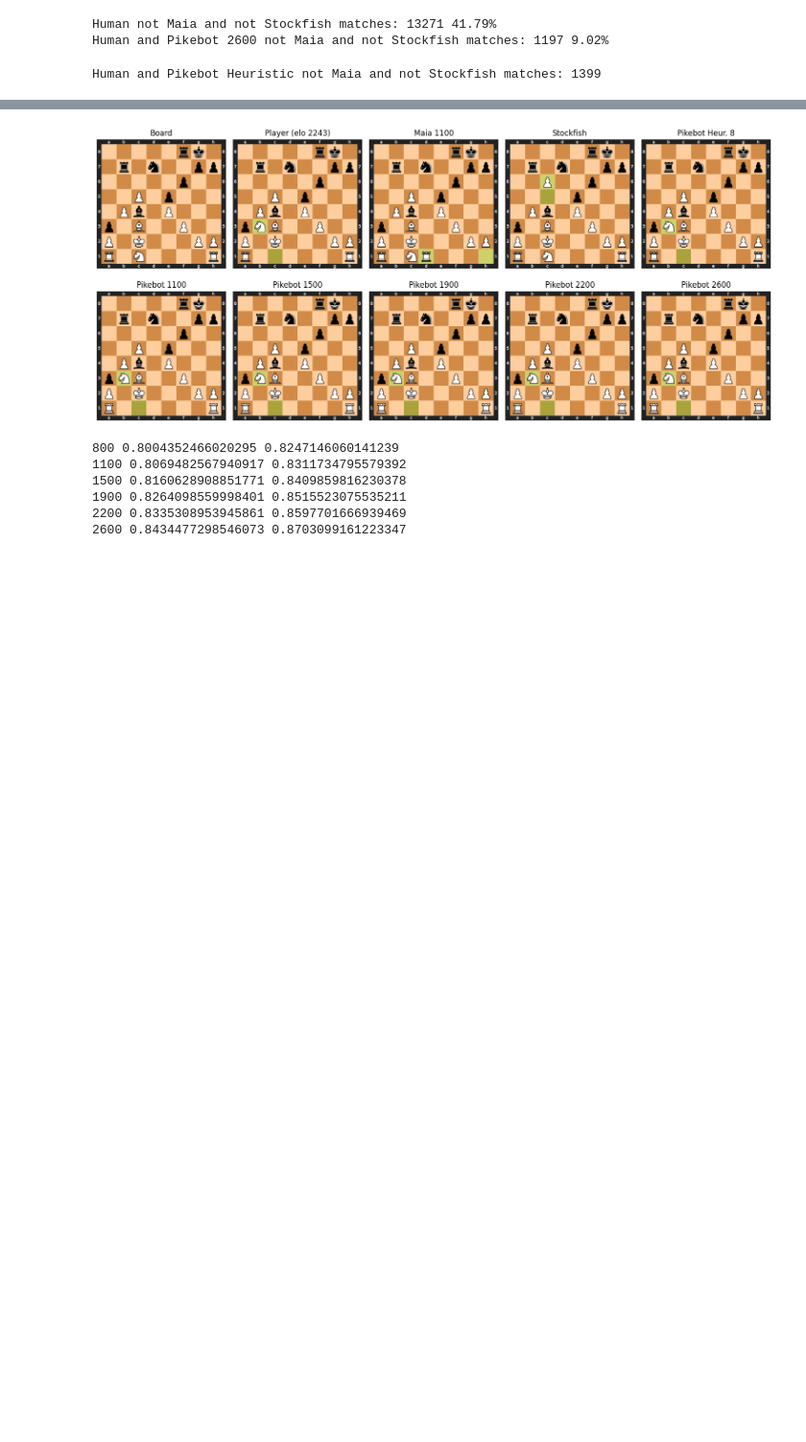
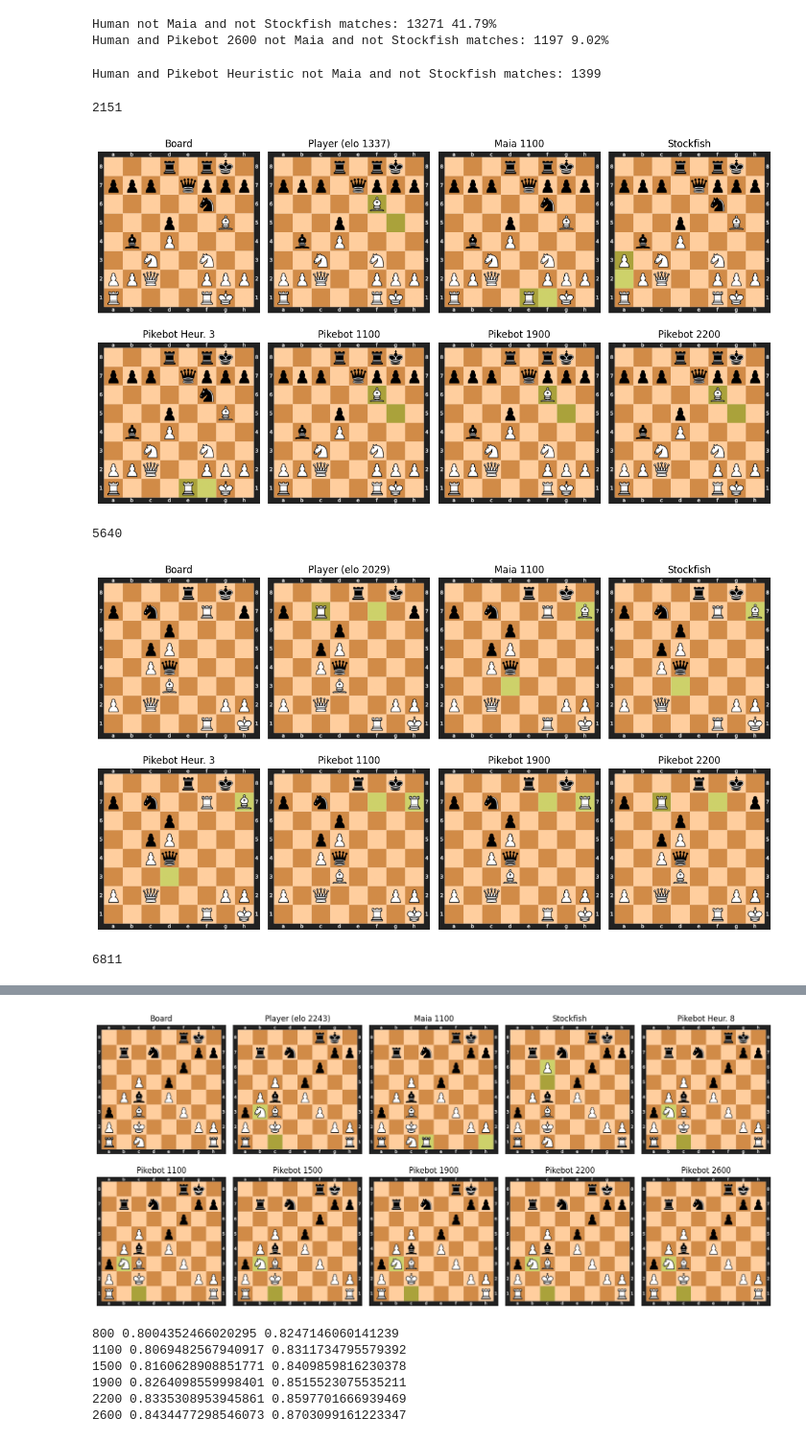
Before and after one commit to MatTheTab/PikeBot, a Jupyter notebook: evaluation/Test_PikeBot_model.ipynb, the cells around one changed output, grey strips where cells are left out. Shown at 96% size. Drawn from its saved outputs; the diff is of its cells as text; code cells hidden in the pictures; blank space fills up the shorter version.

```diff
--- a/evaluation/Test_PikeBot_model.ipynb
+++ b/evaluation/Test_PikeBot_model.ipynb
@@ -527,3 +580,13 @@ for id in maia_stockfish_different_matches[0][1]:
     # Check if move is attacking a piece
     if board.is_capture(move):
         attacking_ids.append(id)
+# %%
+for i in [2151, 5640, 6811]:
+    print(i)
+    compare_moves2(df_results.iloc[i], 3)
+# %% [output]
+2151
+[figure, added]
+5640
+[figure, added]
+6811
```
Also changed, not shown: parts of 8 cells of this notebook.
